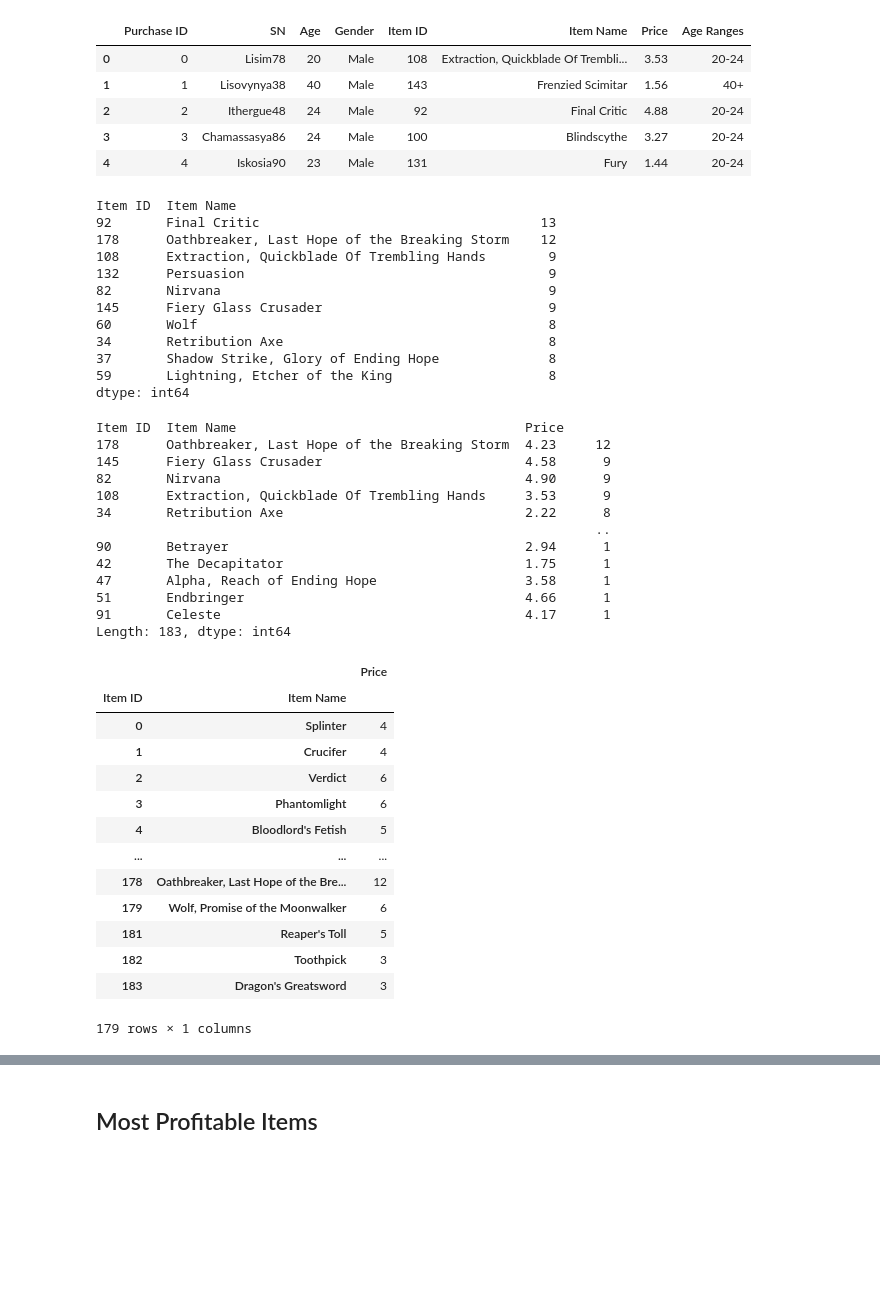
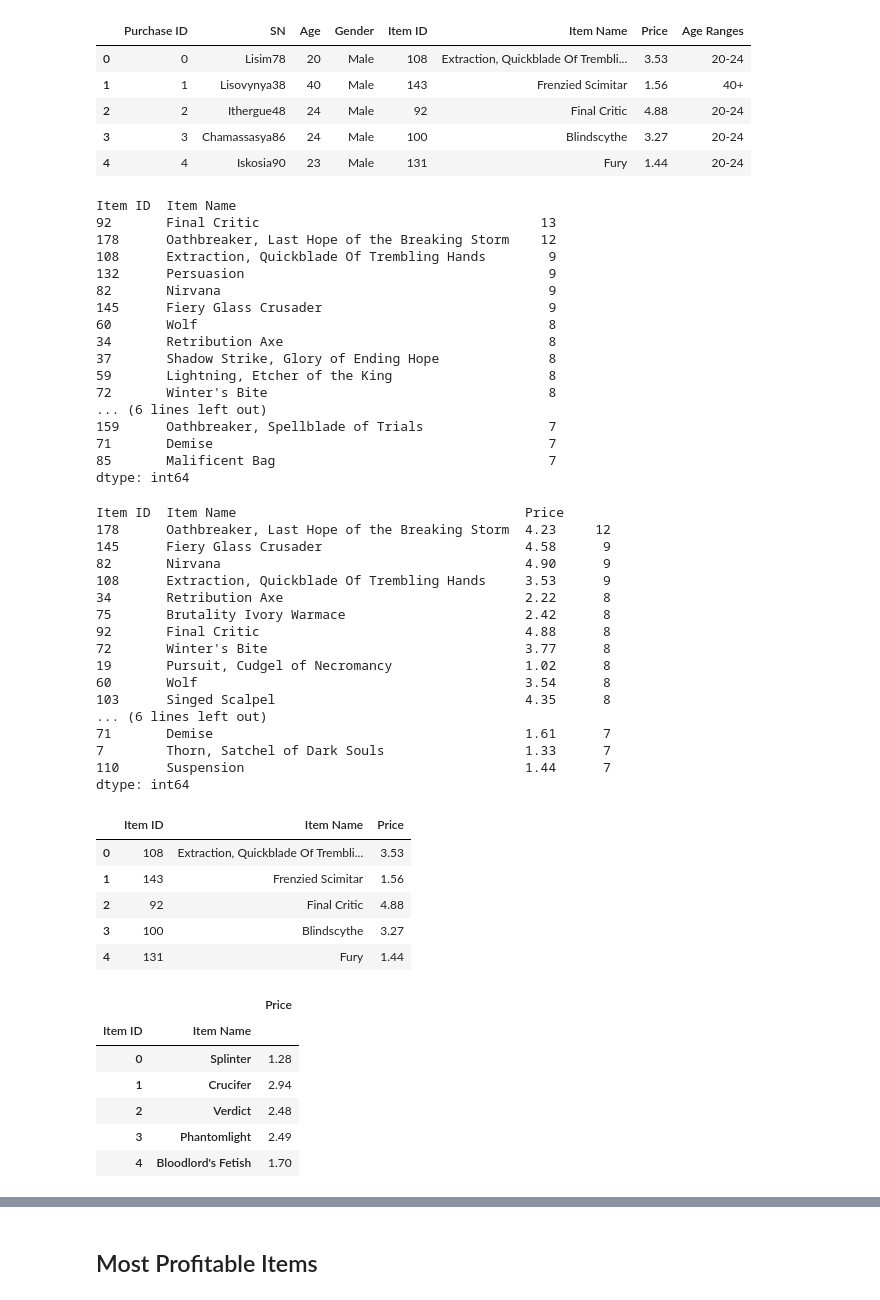
Before and after one commit to cdturner618/Panda-Challenge, a Jupyter notebook: HeroesOfPymoli/HeroesOfPymoli_starter.ipynb, the cells around one changed output, grey strips where cells are left out. Drawn from its saved outputs; the diff is of its cells as text; code cells hidden in the pictures; blank space fills up the shorter version.

Commit message:
Print Most Popular items

```diff
--- a/HeroesOfPymoli/HeroesOfPymoli_starter.ipynb
+++ b/HeroesOfPymoli/HeroesOfPymoli_starter.ipynb
@@ -572,8 +580,9 @@ gamer_df.head()
 | 3 | 3 | Chamassasya86 | 24 | Male | 100 | Blindscythe | 3.27 | 20-24 |
 | 4 | 4 | Iskosia90 | 23 | Male | 131 | Fury | 1.44 | 20-24 |
 # %%
+#Most Popular Items
 ID= gamer_df[["Item ID","Item Name"]].value_counts()
-ID.head(10)
+ID.head(20)
 # %% [output]
 Item ID  Item Name
 92       Final Critic                                    13
@@ -586,10 +595,16 @@ Item ID  Item Name
 34       Retribution Axe                                  8
 37       Shadow Strike, Glory of Ending Hope              8
 59       Lightning, Etcher of the King                    8
+72       Winter's Bite                                    8
+... (6 lines left out)
+159      Oathbreaker, Spellblade of Trials                7
+71       Demise                                           7
+85       Malificent Bag                                   7
 dtype: int64
 # %%
-items=gamer_df[["Item ID","Item Name","Price"]]
-items.value_counts()
+#Total count of Item ID and Name with price
+ID_Price= gamer_df[["Item ID","Item Name","Price"]]
+ID_Price.value_counts().head(20)
 # %% [output]
 Item ID  Item Name                                     Price
 178      Oathbreaker, Last Hope of the Breaking Storm  4.23     12
@@ -597,31 +612,37 @@ Item ID  Item Name                                     Price
 82       Nirvana                                       4.90      9
 108      Extraction, Quickblade Of Trembling Hands     3.53      9
 34       Retribution Axe                               2.22      8
-                                                                ..
-90       Betrayer                                      2.94      1
-42       The Decapitator                               1.75      1
-47       Alpha, Reach of Ending Hope                   3.58      1
-51       Endbringer                                    4.66      1
-91       Celeste                                       4.17      1
-Length: 183, dtype: int64
+75       Brutality Ivory Warmace                       2.42      8
+92       Final Critic                                  4.88      8
+72       Winter's Bite                                 3.77      8
+19       Pursuit, Cudgel of Necromancy                 1.02      8
+60       Wolf                                          3.54      8
+103      Singed Scalpel                                4.35      8
+... (6 lines left out)
+71       Demise                                        1.61      7
+7        Thorn, Satchel of Dark Souls                  1.33      7
+110      Suspension                                    1.44      7
+dtype: int64
+# %%
+ID_Price.head()
+# %% [output]
+|  | Item ID | Item Name | Price |
+| 0 | 108 | Extraction, Quickblade Of Trembli... | 3.53 |
+| 1 | 143 | Frenzied Scimitar | 1.56 |
+| 2 | 92 | Final Critic | 4.88 |
+| 3 | 100 | Blindscythe | 3.27 |
+| 4 | 131 | Fury | 1.44 |
 # %%
-#Item Count
-item_group=items.groupby(["Item ID","Item Name"])
-item_id= item_group.count()
-item_id
+#Item price
+item_group=ID_Price.groupby(["Item ID","Item Name"])
+item_mean=round(item_group.mean(),2)
+item_mean.head()
 # %% [output]
 |  |  | Price |
 | Item ID | Item Name |  |
-| 0 | Splinter | 4 |
-| 1 | Crucifer | 4 |
-| 2 | Verdict | 6 |
-| 3 | Phantomlight | 6 |
-| 4 | Bloodlord's Fetish | 5 |
-| ... | ... | ... |
-| 178 | Oathbreaker, Last Hope of the Bre... | 12 |
-| 179 | Wolf, Promise of the Moonwalker | 6 |
-| 181 | Reaper's Toll | 5 |
-| 182 | Toothpick | 3 |
-| 183 | Dragon's Greatsword | 3 |
+| 0 | Splinter | 1.28 |
+| 1 | Crucifer | 2.94 |
+| 2 | Verdict | 2.48 |
+| 3 | Phantomlight | 2.49 |
+| 4 | Bloodlord's Fetish | 1.70 |
-179 rows × 1 columns
 # %%
```
Also changed, not shown: parts of 9 cells of this notebook.
